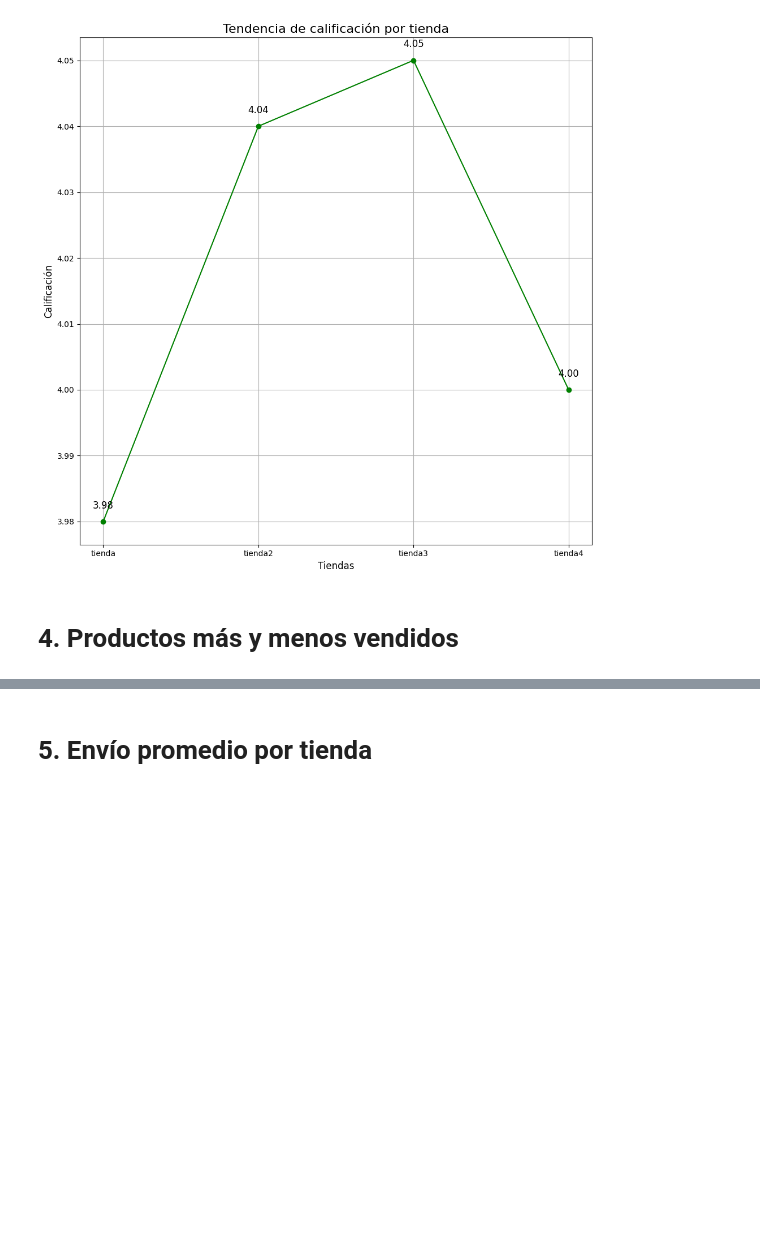
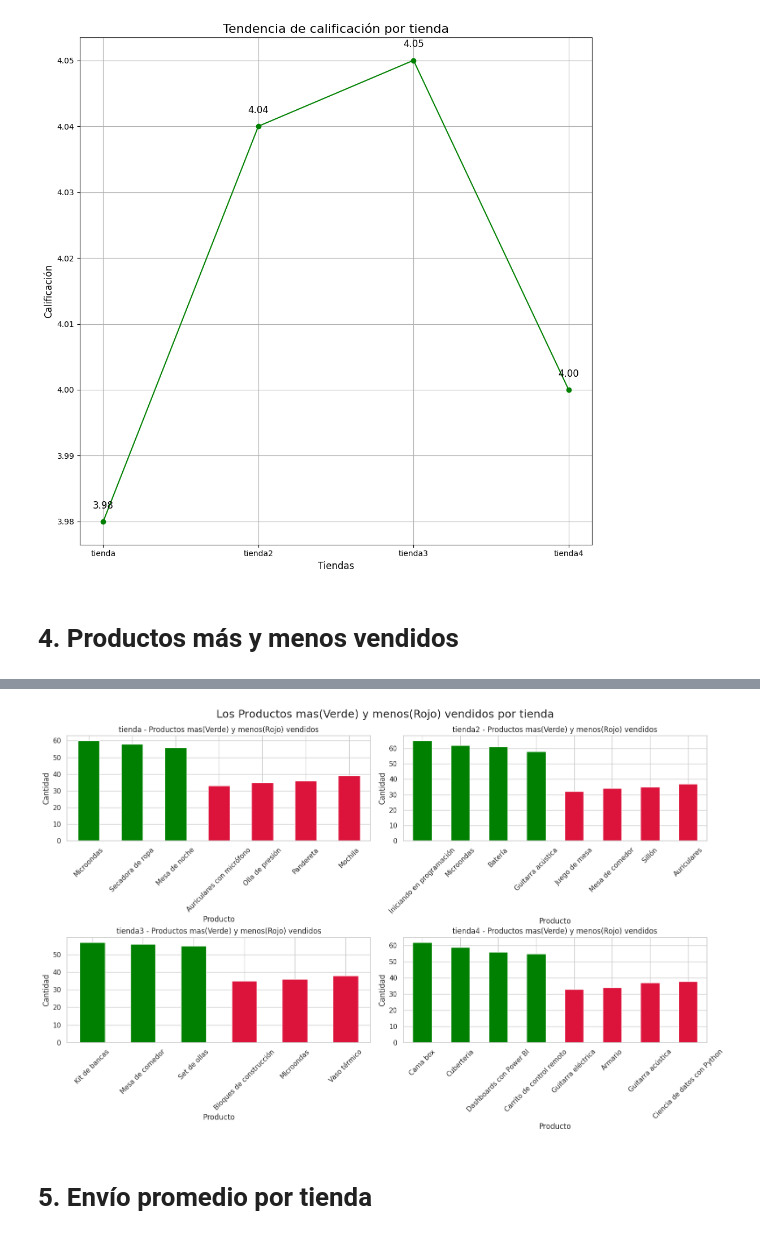
Before and after one commit to Alfonso-Jesus-Garcia-Moya/Challenge_1_Python_para_Data_Science_Challenge_Alura_Store, a Jupyter notebook: AluraStoreLatam.ipynb, the cells around one changed output, grey strips where cells are left out. Saved outputs shown, nothing was run; the diff lists cells and outputs as text; code cells hidden in the pictures; blank space fills up the shorter version.

```diff
--- a/AluraStoreLatam.ipynb
+++ b/AluraStoreLatam.ipynb
@@ -283,0 +341,13 @@ plt.show()
+# %%
+# Hare iterable la funcion anterior para cada dataframe de cada tienda.
+
+for i, tienda in enumerate(tiendas_df):
+
+# Obtener el nombre de la tienda correspondiente
+
+    nombre_tienda = nombres_tiendas[i]
+    venta_de_cada_producto = tienda["Producto"].value_counts()
+
+# Asignar al diccionario por nombre de tienda
+    ventas_por_producto_por_tienda[nombre_tienda] = venta_de_cada_producto
+ventas_por_producto_por_tienda
@@ -284,2 +372,32 @@ plt.show()
+# %%
+# Crear un grafico de cad tiendo con los productos mas y menos vendidos con el diccionario de diccionarios creado anteriomente ventas_por_producto_por_tienda.
+grafico_de_productos_vendidos_por_tienda, axs = plt.subplots(2, 2, figsize=(16, 10))
+axs = axs.flatten()
+
+for i, (tienda, datos) in enumerate(ventas_por_producto_por_tienda.items()):
+    serie = pd.Series(datos)
+
+    # Extraer los 5 mas vendidos y los 5 menos vendidos
+    top5 = serie.sort_values(ascending=False).head(5)
+    bottom5 = serie.sort_values().head(5)
+
+    # Combinar y eliminar duplicados si algún producto aparece en ambos
+    combined = pd.concat([top5, bottom5]).drop_duplicates()
+
+    # Asignar colores (verde para top, rojo para bottom)
+    colores = ['green' if idx in top5.index else 'crimson' for idx in combined.index]
+
+    # Graficar
+    combined.plot(kind='bar', color=colores, ax=axs[i])
+    axs[i].set_title(f"{tienda} - Productos mas(Verde) y menos(Rojo) vendidos", fontsize=12)
+    axs[i].set_ylabel("Cantidad")
+    axs[i].tick_params(axis='x', rotation=45)
+
+plt.tight_layout()
+plt.suptitle("Los Productos mas(Verde) y menos(Rojo) vendidos por tienda", fontsize=18)
+plt.subplots_adjust(top=0.92)
+plt.show()
+# %% [output]
+[figure, added]
 # %% [markdown]
 # 5. Envío promedio por tienda
```
Also changed, not shown: parts of 5 cells of this notebook.
